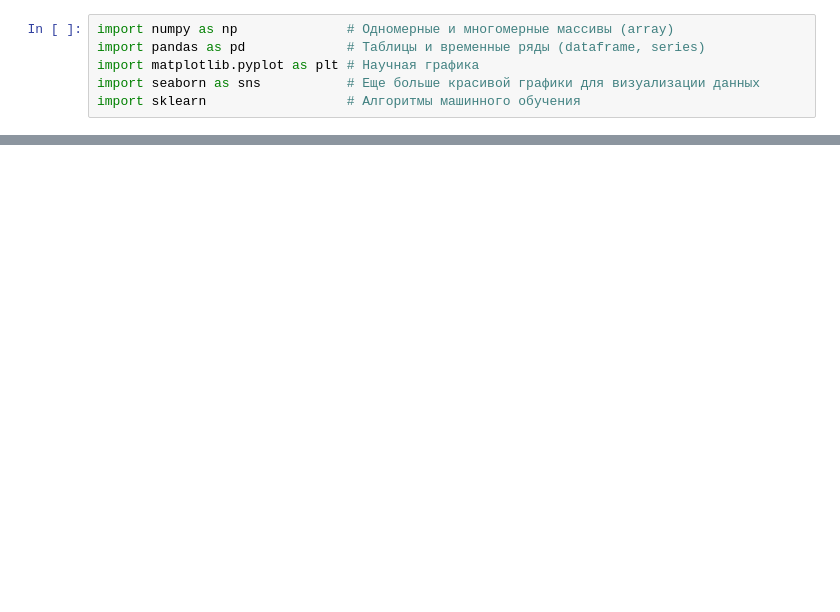
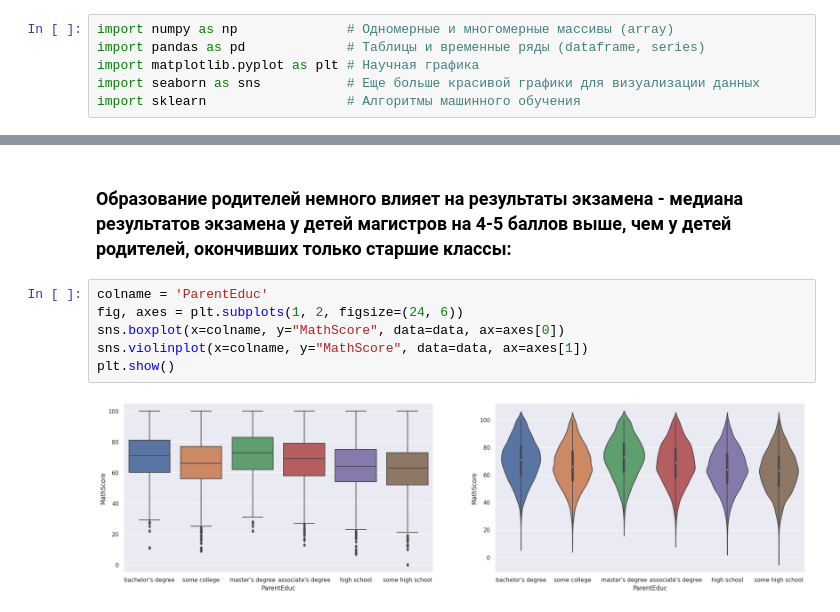
Before and after one commit to TechnoWolf96/Bring-Light, a Jupyter notebook: Student_Exam_Scores.ipynb, the cells around one changed output, grey strips where cells are left out. Saved outputs shown, nothing was run; the diff lists cells and outputs as text; blank space fills up the shorter version.

```diff
--- a/Student_Exam_Scores.ipynb
+++ b/Student_Exam_Scores.ipynb
@@ -81,0 +129,10 @@ print("76-100: " + "{:.2f}".format(between_76_100_percent) + "%")
+# %% [markdown]
+### Образование родителей немного влияет на результаты экзамена - медиана результатов экзамена у детей магистров на 4-5 баллов выше, чем у детей родителей, окончивших только старшие классы:
+# %%
+colname = 'ParentEduc'
+fig, axes = plt.subplots(1, 2, figsize=(24, 6))
+sns.boxplot(x=colname, y="MathScore", data=data, ax=axes[0])
+sns.violinplot(x=colname, y="MathScore", data=data, ax=axes[1])
+plt.show()
+# %% [output]
+[figure, added]
```
Also changed, not shown: parts of 76 cells of this notebook.
